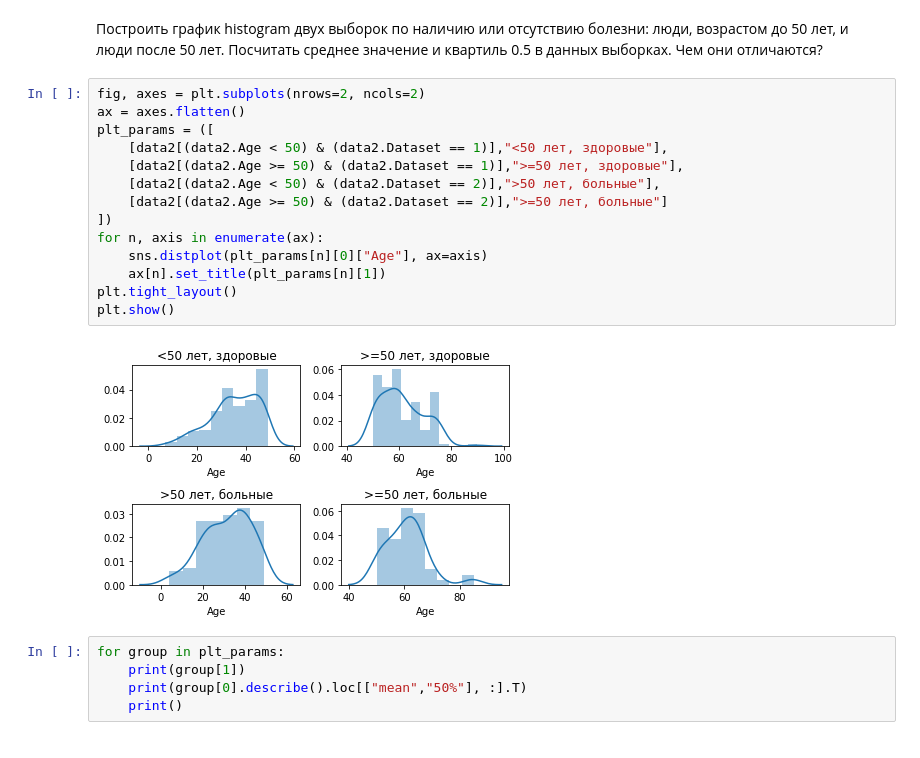
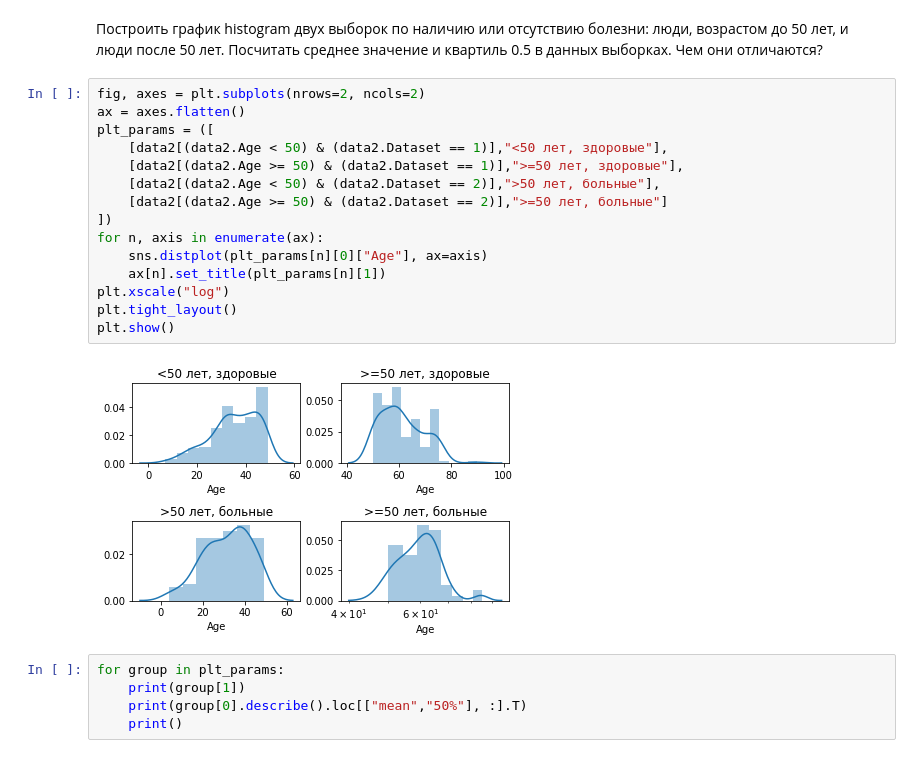
Before and after one commit to tadoran/netology_pyda, a Jupyter notebook: dz_3.ipynb, the cells around one changed output. Drawn from its saved outputs; the diff is of its cells as text.

```diff
--- a/dz_3.ipynb
+++ b/dz_3.ipynb
@@ -200,19 +200,20 @@ sns.boxplot(x=data2.Dataset, y=data2.Age, hue=data2.Gender)
 # %%
 fig, axes = plt.subplots(nrows=2, ncols=2)
 ax = axes.flatten()
 plt_params = ([
     [data2[(data2.Age < 50) & (data2.Dataset == 1)],"<50 лет, здоровые"],
     [data2[(data2.Age >= 50) & (data2.Dataset == 1)],">=50 лет, здоровые"],
     [data2[(data2.Age < 50) & (data2.Dataset == 2)],">50 лет, больные"],
     [data2[(data2.Age >= 50) & (data2.Dataset == 2)],">=50 лет, больные"]
 ])
 for n, axis in enumerate(ax):
     sns.distplot(plt_params[n][0]["Age"], ax=axis)
     ax[n].set_title(plt_params[n][1])
+plt.xscale("log")
 plt.tight_layout()
 plt.show()
 # %% [output]
-[figure, old version]
+[figure, new version]
 # %%
 for group in plt_params:
     print(group[1])
```
